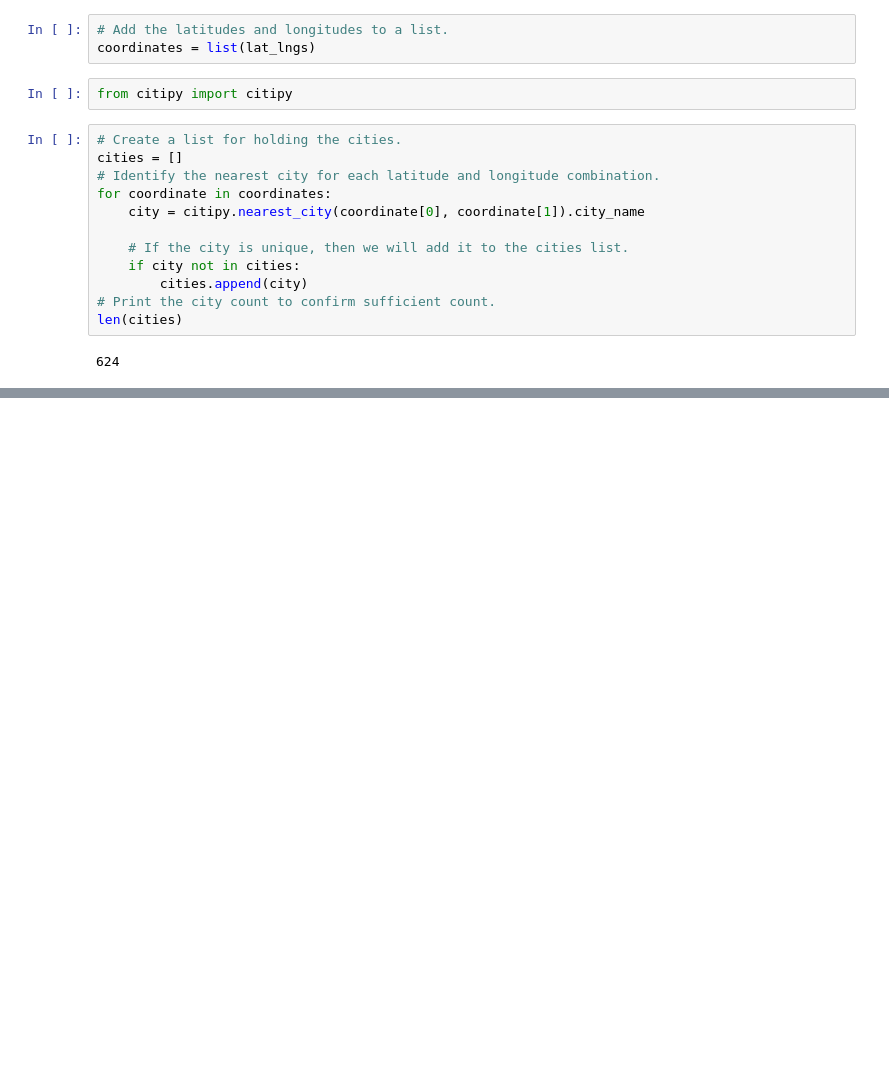
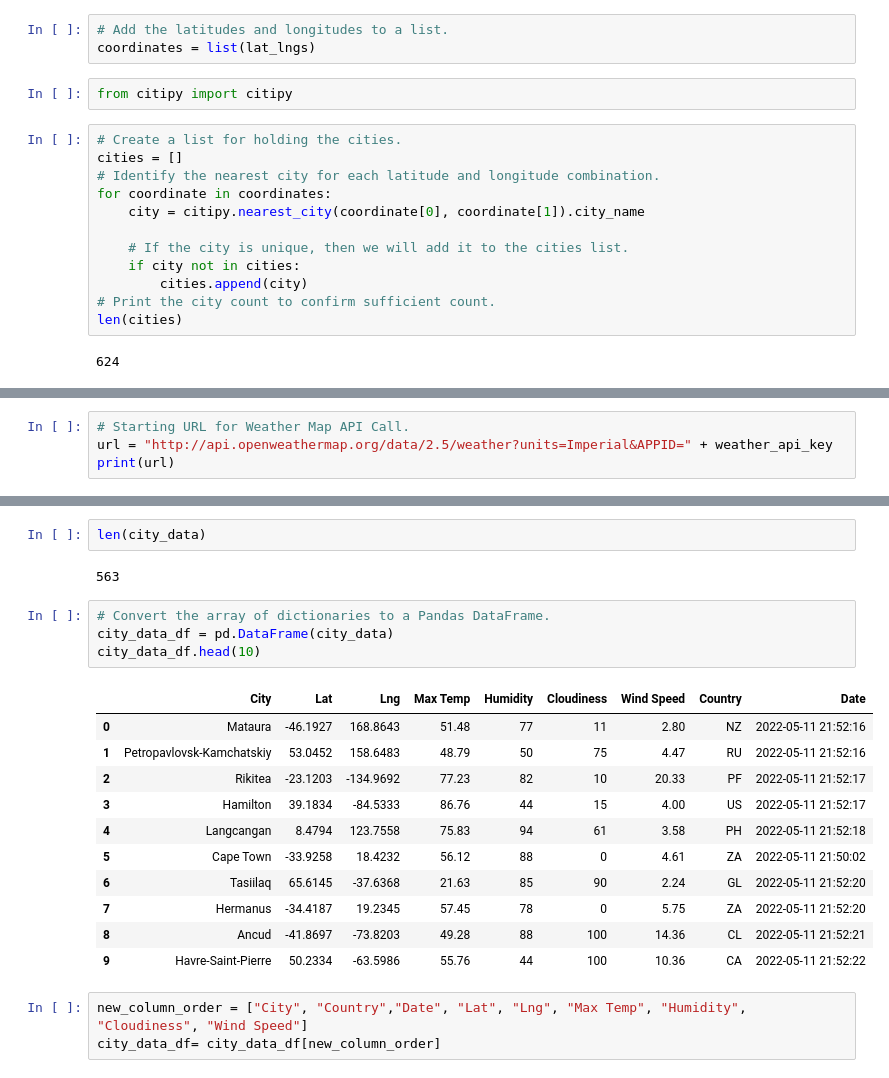
Before and after one commit to MichaelaAnastasiaAustin/World_Weather_Analysis, a Jupyter notebook: WeatherPy.ipynb, the cells around one changed output, grey strips where cells are left out. Saved outputs shown, nothing was run; the diff lists cells and outputs as text; blank space fills up the shorter version.

Commit message:
Updating WeatherPy

```diff
--- a/WeatherPy.ipynb
+++ b/WeatherPy.ipynb
@@ -32,0 +39,4 @@ len(cities)
+# %%
+# Starting URL for Weather Map API Call.
+url = "http://api.openweathermap.org/data/2.5/weather?units=Imperial&APPID=" + weather_api_key
+print(url)
@@ -32,0 +129,23 @@ len(cities)
+# %%
+len(city_data)
+# %% [output]
+563
+# %%
+# Convert the array of dictionaries to a Pandas DataFrame.
+city_data_df = pd.DataFrame(city_data)
+city_data_df.head(10)
+# %% [output]
+|  | City | Lat | Lng | Max Temp | Humidity | Cloudiness | Wind Speed | Country | Date |
+| 0 | Mataura | -46.1927 | 168.8643 | 51.48 | 77 | 11 | 2.80 | NZ | 2022-05-11 21:52:16 |
+| 1 | Petropavlovsk-Kamchatskiy | 53.0452 | 158.6483 | 48.79 | 50 | 75 | 4.47 | RU | 2022-05-11 21:52:16 |
+| 2 | Rikitea | -23.1203 | -134.9692 | 77.23 | 82 | 10 | 20.33 | PF | 2022-05-11 21:52:17 |
+| 3 | Hamilton | 39.1834 | -84.5333 | 86.76 | 44 | 15 | 4.00 | US | 2022-05-11 21:52:17 |
+| 4 | Langcangan | 8.4794 | 123.7558 | 75.83 | 94 | 61 | 3.58 | PH | 2022-05-11 21:52:18 |
+| 5 | Cape Town | -33.9258 | 18.4232 | 56.12 | 88 | 0 | 4.61 | ZA | 2022-05-11 21:50:02 |
+| 6 | Tasiilaq | 65.6145 | -37.6368 | 21.63 | 85 | 90 | 2.24 | GL | 2022-05-11 21:52:20 |
+| 7 | Hermanus | -34.4187 | 19.2345 | 57.45 | 78 | 0 | 5.75 | ZA | 2022-05-11 21:52:20 |
+| 8 | Ancud | -41.8697 | -73.8203 | 49.28 | 88 | 100 | 14.36 | CL | 2022-05-11 21:52:21 |
+| 9 | Havre-Saint-Pierre | 50.2334 | -63.5986 | 55.76 | 44 | 100 | 10.36 | CA | 2022-05-11 21:52:22 |
+# %%
+new_column_order = ["City", "Country","Date", "Lat", "Lng", "Max Temp", "Humidity", "Cloudiness", "Wind Speed"]
+city_data_df= city_data_df[new_column_order]
```
Also changed, not shown: parts of 6 cells of this notebook, 3 other files.
